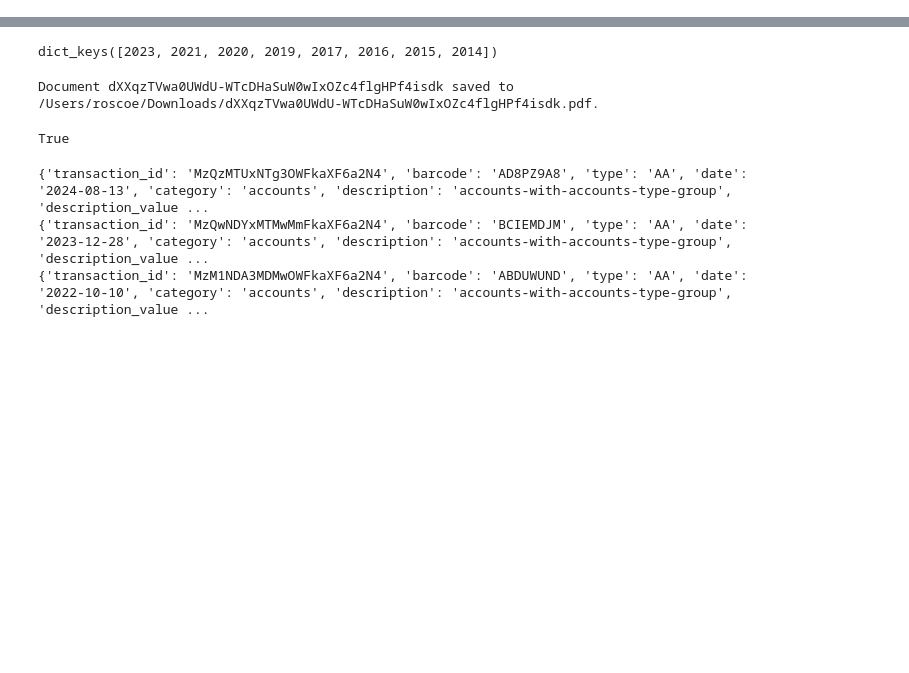
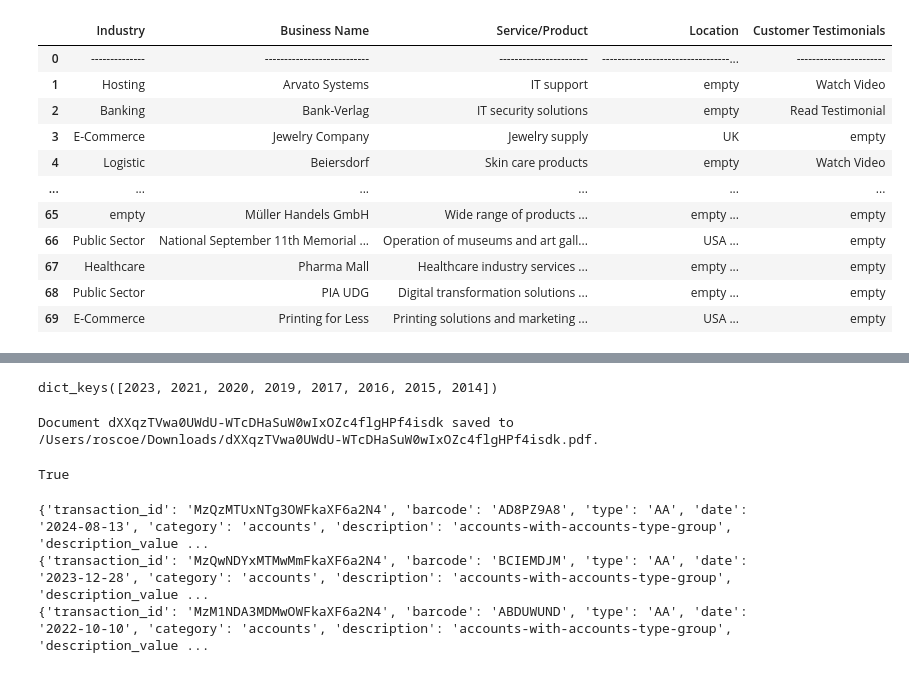
Before and after one commit to Roscoe92/DumbResearch, a Jupyter notebook: DumbResearch_playground.ipynb, the cells around one changed output, grey strips where cells are left out. Cells and saved outputs as stored; diff of their text form; code cells hidden in the pictures; blank space fills up the shorter version.

```diff
--- a/DumbResearch_playground.ipynb
+++ b/DumbResearch_playground.ipynb
@@ -800,3 +813,3 @@ def parse_bundesanzeiger_reports(reports_dict):
 # %%
-result = preprocess(['https://www.stackinfra.com/solutions/'])
+result = dumbresearch_workflow()
 # %% [output]
@@ -804,3 +860,15 @@ Preprocess finished in 8.70 seconds
 # %%
-reports = parse_bundesanzeiger_reports(data)
+result['https://www.link11.com/en']['https://www.link11.com/en/customers/']
 # %% [output]
+|  | Industry | Business Name | Service/Product | Location | Customer Testimonials |
+| 0 | -------------- | --------------------------- | ----------------------- | ---------------------------------... | ----------------------- |
+| 1 | Hosting | Arvato Systems | IT support | empty | Watch Video |
+| 2 | Banking | Bank-Verlag | IT security solutions | empty | Read Testimonial |
+| 3 | E-Commerce | Jewelry Company | Jewelry supply | UK | empty |
+| 4 | Logistic | Beiersdorf | Skin care products | empty | Watch Video |
+| ... | ... | ... | ... | ... | ... |
+| 65 | empty | Müller Handels GmbH | Wide range of products ... | empty ... | empty |
+| 66 | Public Sector | National September 11th Memorial ... | Operation of museums and art gall... | USA ... | empty |
+| 67 | Healthcare | Pharma Mall | Healthcare industry services ... | empty ... | empty |
+| 68 | Public Sector | PIA UDG | Digital transformation solutions ... | empty ... | empty |
+| 69 | E-Commerce | Printing for Less | Printing solutions and marketing ... | USA ... | empty |
```
Also changed, not shown: parts of 3 cells of this notebook, 4 other files.
